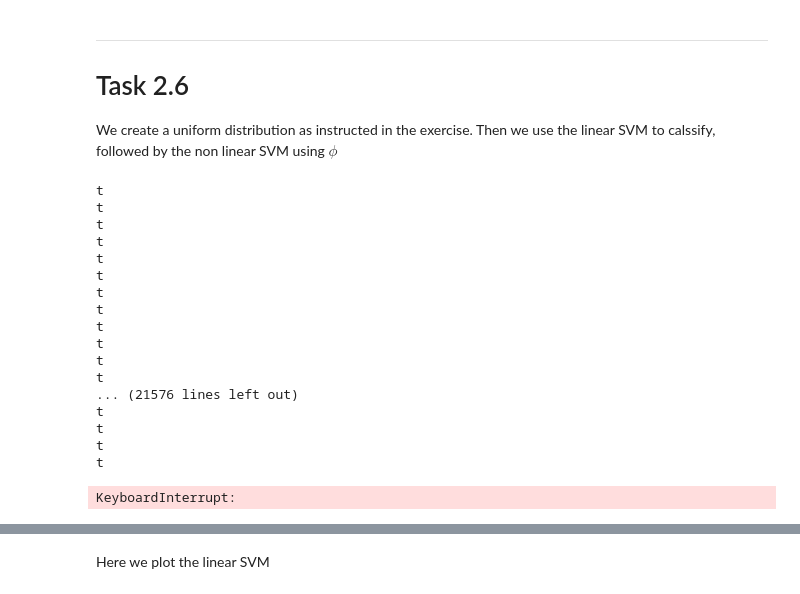
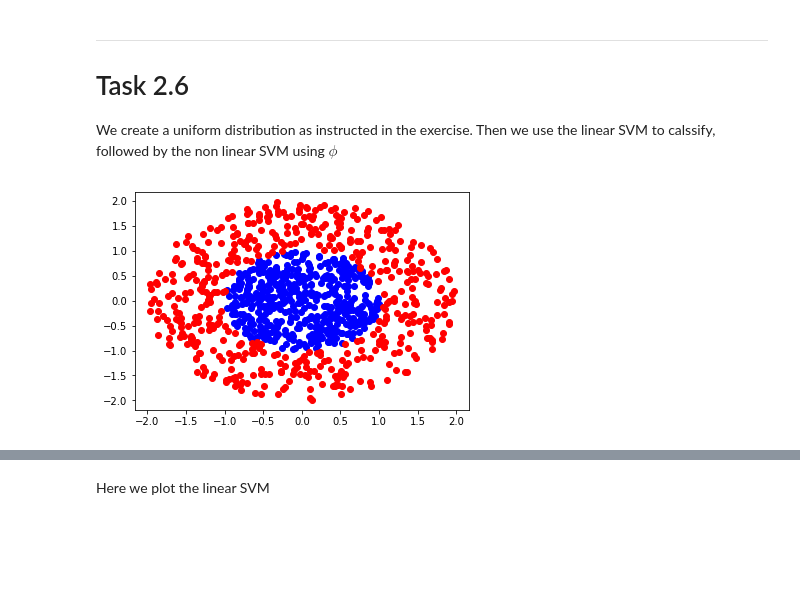
Before and after one commit to EspenXylander/mllab_group6, a Jupyter notebook: sheet2_group6.ipynb, the cells around one changed output, grey strips where cells are left out. Drawn from its saved outputs; the diff is of its cells as text; code cells hidden in the pictures; blank space fills up the shorter version.

```diff
--- a/sheet2_group6.ipynb
+++ b/sheet2_group6.ipynb
@@ -286,50 +286,34 @@ def generate_data_circle(n = 100, radius_1 = 1, radius_2 = 2, lable_1 = -1, labl
     x = np.hstack((x.real.reshape(100, 1), x.imag.reshape(100, 1)))
 
     return x, y
-# %%
-
-def generate_data_uniform(n,d, r1=1,r2=2,label_0=-1,label_1=1):
-    R = max(r1,r2)
-    r = min(r1,r2)
-    data_1 = np.random.uniform(-r,r,(n//2,d))
-    for i in range(len(data_1)):
-        while np.dot(data_1[i],data_1[i])>r**2:
-            print("t")
-            data_1[i] = np.random.uniform(-r,r)
-
-    data_2 = np.random.uniform(-R,R,(n-(n//2),d))
-    for i in range(len(data_2)):
-        while np.dot(data_1[i],data_1[i])<r**2 or np.dot(data_1[i],data_1[i])>R**2:
-            print("t")
-            data_2[i] = np.random.uniform(-R,R)
-    return np.append(data_1,data_2)
-
-plot_generated_data(generate_data_uniform(10,2))
-plt.show()
-# %% [output]
-t
-t
-t
-t
-t
-t
-t
-t
-t
-t
-t
-t
-... (21576 lines left out)
-t
-t
-t
-t
-KeyboardInterrupt:
 # %%
 def plot_generated_data(x):
     plt.plot(x[:len(x)//2,0], x[:len(x)//2,1], 'bo')
     plt.plot(x[len(x)//2:,0], x[len(x)//2:,1], 'ro')
     #return x, y
+# %%
+
+def generate_data_uniform(n,d, r1=1,r2=2,label_0=-1,label_1=1):
+    R = max(r1,r2)
+    r = min(r1,r2)
+    data_1 = np.random.uniform(-r,r,(n//2,d))
+    for i in range(len(data_1)):
+        while np.dot(data_1[i],data_1[i])>r**2:
+            #print("t")
+            data_1[i] = np.random.uniform(-r,r, 2)
+
+    data_2 = np.random.uniform(-R,R,(n-(n//2),d))
+    for i in range(len(data_2)):
+        while np.dot(data_2[i],data_2[i])<r**2 or np.dot(data_2[i],data_2[i])>R**2:
+            #print("t")
+            data_2[i] = np.random.uniform(-R,R, 2)
+    return np.vstack((data_1,data_2))
+
+x = generate_data_uniform(1000,2)
+plot_generated_data(x)
+plt.show()
+# %% [output]
+[figure, added]
 # %%
 x, y = generate_data_circle()
 #print(x.shape)
```
Also changed, not shown: parts of 8 cells of this notebook.
